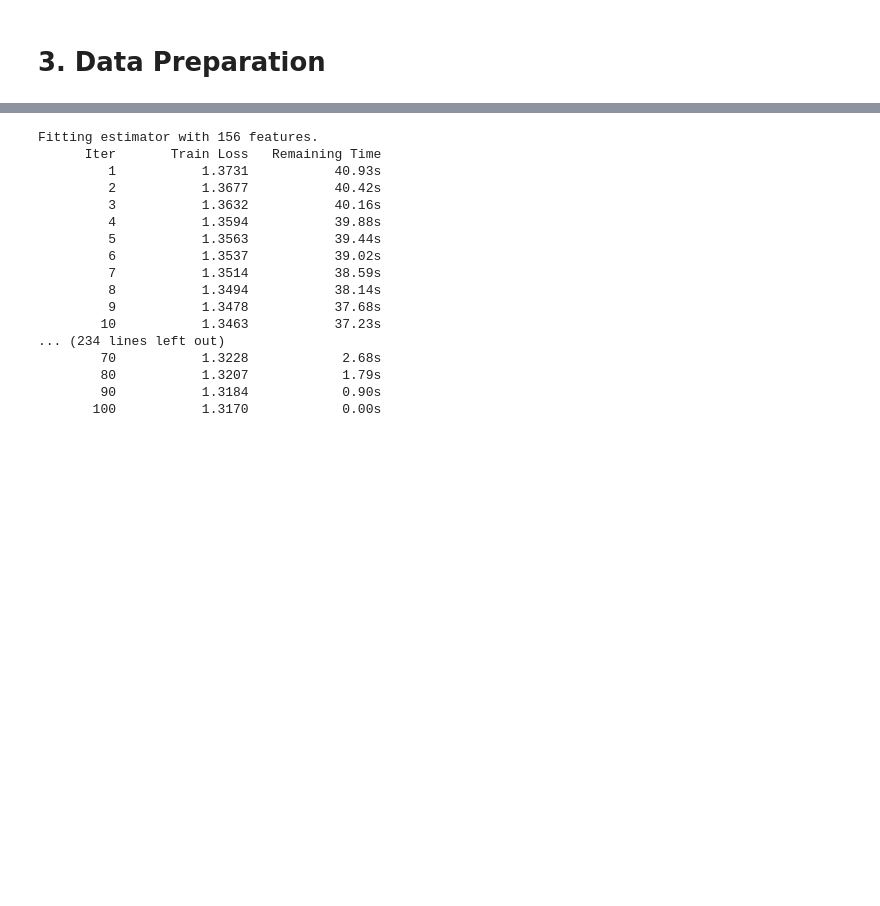
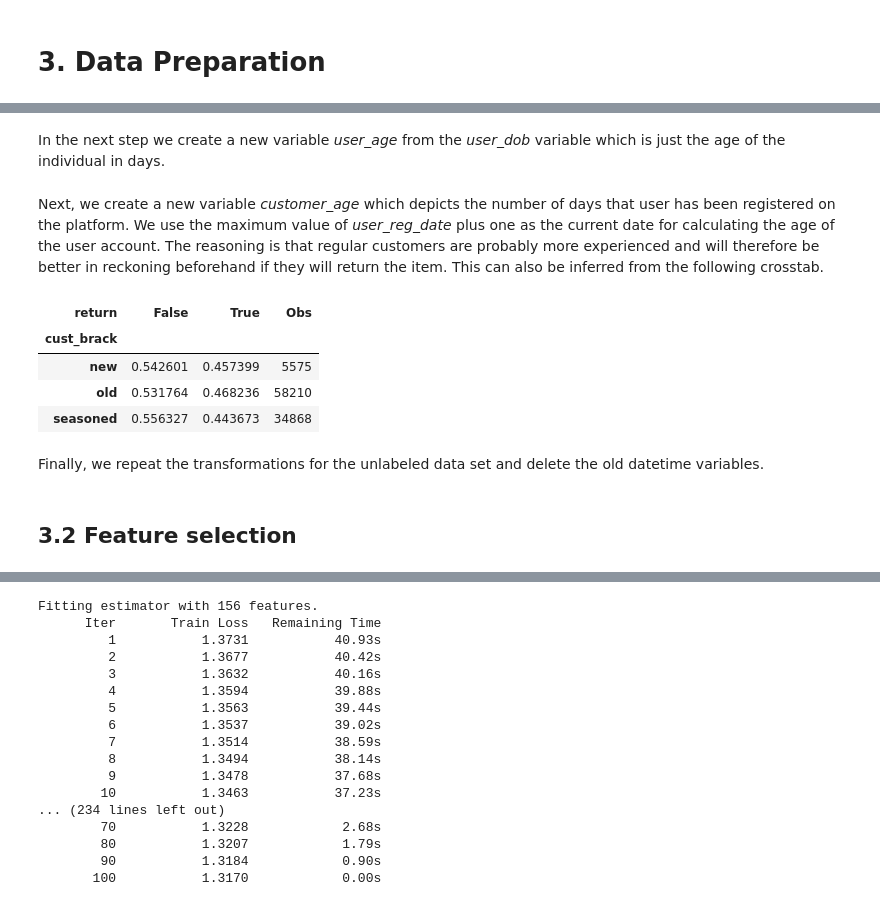
Before and after one commit to TaTo0101/bads, a Jupyter notebook: kaggle/final_v_1.ipynb, the cells around one changed output, grey strips where cells are left out. Saved outputs shown, nothing was run; the diff lists cells and outputs as text; code cells hidden in the pictures; blank space fills up the shorter version.

```diff
--- a/kaggle/final_v_1.ipynb
+++ b/kaggle/final_v_1.ipynb
@@ -572,0 +473,25 @@ First convert all category data via one-hot encoding
+# %%
+# Size
+help2 = pd.crosstab(data.item_size, data["return"]).apply(lambda r: r/r.sum(), axis=1) # Calculate return ratio for each category
+
+threshold_percent = 0.05 # Define threshold
+series = pd.value_counts(data['item_size']) # Get categories
+mask = (help2[0]-help2[1]).abs().lt(threshold_percent) # Masking Series, ratio smaller then threshold
+data["item_size"] = np.where(data['item_size'].isin(series[mask].index),
+                             'Other', data['item_size']) # Reset every categeory that is in mask to Other, else leave unchanged
+data_u["item_size"] = np.where(data_u['item_size'].isin(series[mask].index), 'Other', data_u['item_size']) # Same for the unlabeled data set
+
+data[filter_cat] = data[filter_cat].astype("category")
+data_u[filter_cat] = data_u[filter_cat].astype("category")
+
+# Color
+help2 = pd.crosstab(data.item_color, data["return"]).apply(lambda r: r/r.sum(), axis=1)
+
+threshold_percent = 0.05
+series = pd.value_counts(data['item_color'])
+mask = (help2[0]-help2[1]).abs().lt(threshold_percent)
+data["item_color"] = np.where(data['item_color'].isin(series[mask].index), 'Other', data['item_color'])
+data_u["item_color"] = np.where(data_u['item_color'].isin(series[mask].index), 'Other', data_u['item_color'])
+
+data[filter_cat] = data[filter_cat].astype("category")
+data_u[filter_cat] = data_u[filter_cat].astype("category")
@@ -572,0 +545,2 @@ First convert all category data via one-hot encoding
+# %% [markdown]
+In the next step we create a new variable *user_age* from the *user_dob* variable which is just the age of the individual in days.
@@ -572,0 +551,29 @@ First convert all category data via one-hot encoding
+# %% [markdown]
+Next, we create a new variable *customer_age* which depicts the number of days that user has been registered on the platform. We use the maximum value of *user_reg_date* plus one as the current date for calculating the age of the user account. The reasoning is that regular customers are probably more experienced and will therefore be better in reckoning beforehand if they will return the item. This can also be inferred from the following crosstab.
+# %%
+# Create new customer_age variable
+t1 = data["user_reg_date"]
+t2 = data["user_reg_date"].max() + timedelta(days = 1)
+
+data["customer_age"] = (t2-t1).dt.days
+
+# Display return ratios for customer_age groups
+tab_data = data.copy()
+tab_data["cust_brack"] = [np.nan for i in range(len(tab_data.index))] # Create new variable filled with NAs
+
+# Create identifiers which depict whether an account is fairly new (< 50 days), seasoned ( >= 50, < 200) or old ( >= 200) in the new variable
+tab_data.loc[tab_data["customer_age"] < 20, "cust_brack"] = "new"
+tab_data.loc[(tab_data["customer_age"] >= 20) & (tab_data["customer_age"] < 200), "cust_brack"] = "seasoned"
+tab_data.loc[tab_data["customer_age"] > 200, "cust_brack"] = "old"
+tab_data["cust_brack"] = tab_data["cust_brack"].astype("category") # Convert to category
+tab = pd.crosstab(tab_data["cust_brack"], tab_data["return"]).apply(lambda r: r/r.sum(), axis=1) # Calculate return ratios per category
+tab["Obs"] = tab_data.groupby("cust_brack")["cust_brack"].count() # Add Observations for each category
+tab # Display table
+# %% [output]
+| return | False | True | Obs |
+| cust_brack |  |  |  |
+| new | 0.542601 | 0.457399 | 5575 |
+| old | 0.531764 | 0.468236 | 58210 |
+| seasoned | 0.556327 | 0.443673 | 34868 |
+# %% [markdown]
+Finally, we repeat the transformations for the unlabeled data set and delete the old datetime variables.
@@ -572,0 +599,2 @@ First convert all category data via one-hot encoding
+# %% [markdown]
+## 3.2 Feature selection
```
Also changed, not shown: parts of 85 cells of this notebook, 2 other files.
